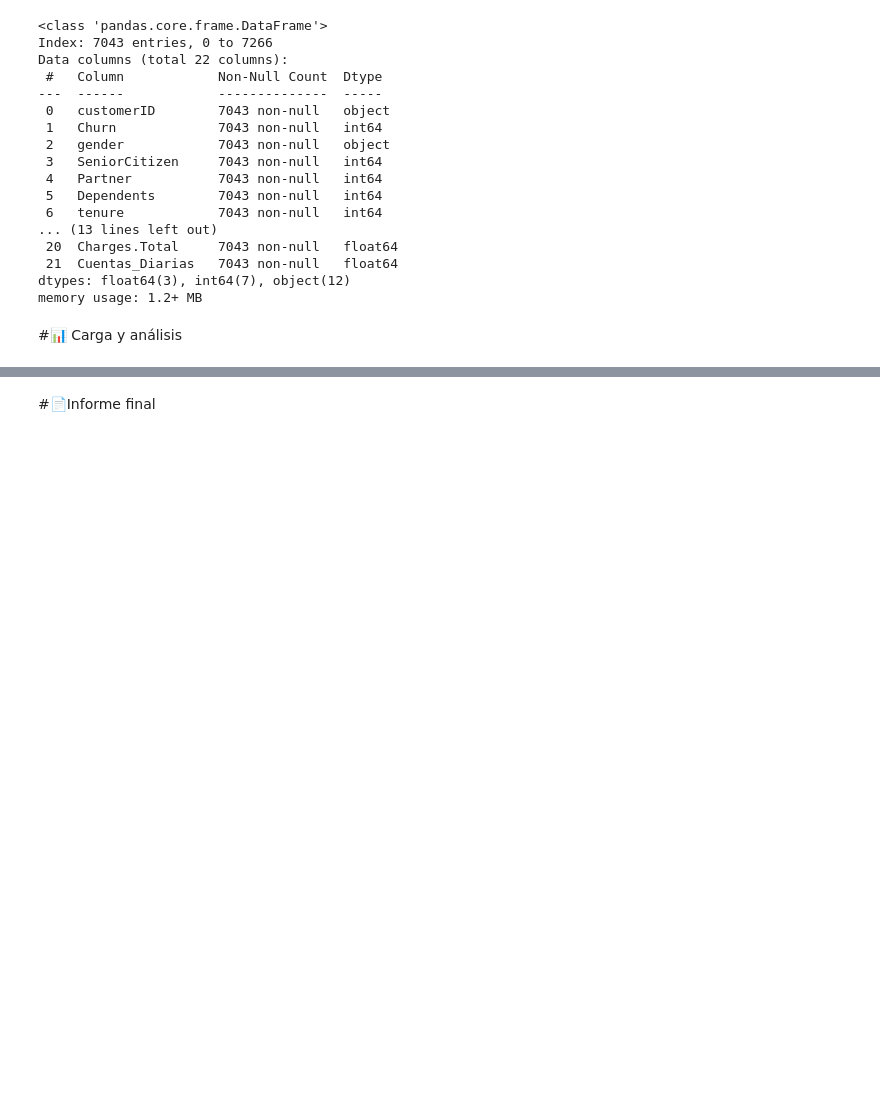
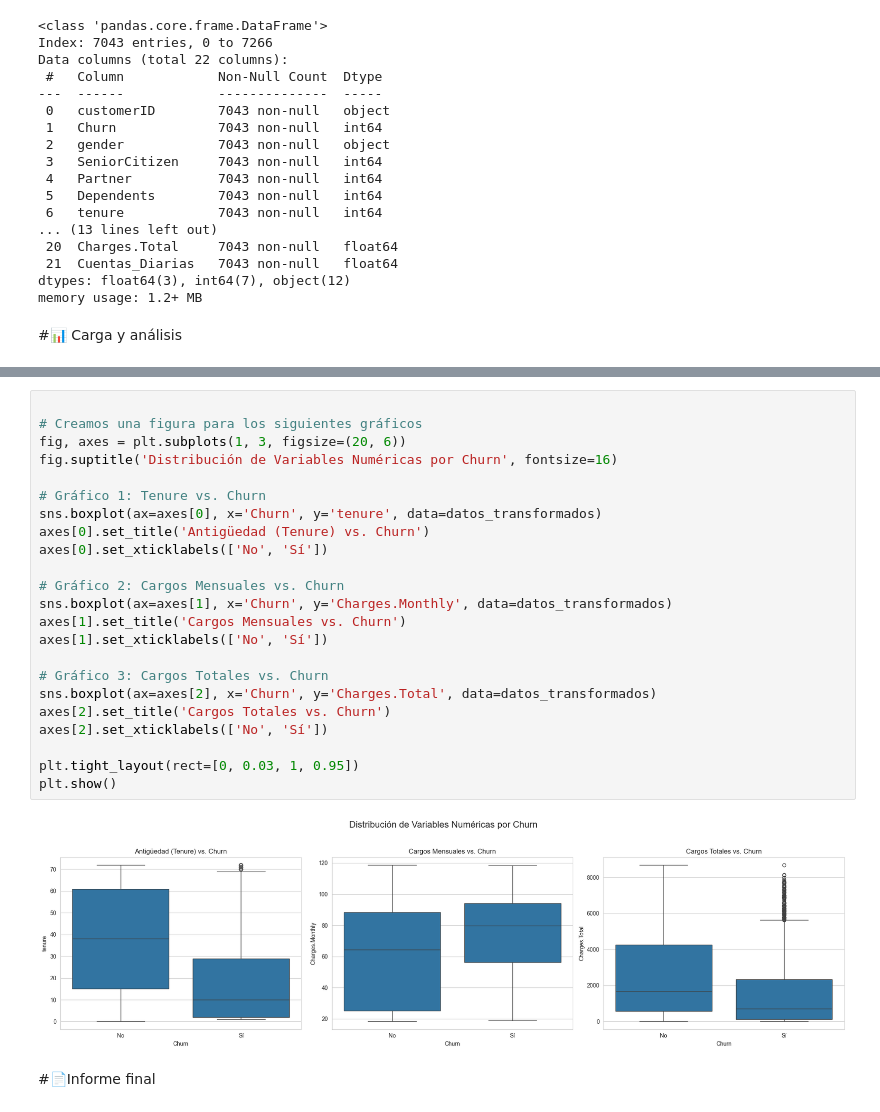
Before and after one commit to AxelFPAceves/CHALLENGE-TELECOM-X-1RA-PARTE, a Jupyter notebook: challenge2-data-science-LATAM-main/TelecomX_LATAM.ipynb, the cells around one changed output, grey strips where cells are left out. Drawn from its saved outputs; the diff is of its cells as text; blank space fills up the shorter version.

```diff
--- a/challenge2-data-science-LATAM-main/TelecomX_LATAM.ipynb
+++ b/challenge2-data-science-LATAM-main/TelecomX_LATAM.ipynb
@@ -360,2 +439,27 @@ memory usage: 1.2+ MB
+# %%
+
+# Creamos una figura para los siguientes gráficos
+fig, axes = plt.subplots(1, 3, figsize=(20, 6))
+fig.suptitle('Distribución de Variables Numéricas por Churn', fontsize=16)
+
+# Gráfico 1: Tenure vs. Churn
+sns.boxplot(ax=axes[0], x='Churn', y='tenure', data=datos_transformados)
+axes[0].set_title('Antigüedad (Tenure) vs. Churn')
+axes[0].set_xticklabels(['No', 'Sí'])
+
+# Gráfico 2: Cargos Mensuales vs. Churn
+sns.boxplot(ax=axes[1], x='Churn', y='Charges.Monthly', data=datos_transformados)
+axes[1].set_title('Cargos Mensuales vs. Churn')
+axes[1].set_xticklabels(['No', 'Sí'])
+
+# Gráfico 3: Cargos Totales vs. Churn
+sns.boxplot(ax=axes[2], x='Churn', y='Charges.Total', data=datos_transformados)
+axes[2].set_title('Cargos Totales vs. Churn')
+axes[2].set_xticklabels(['No', 'Sí'])
+
+plt.tight_layout(rect=[0, 0.03, 1, 0.95])
+plt.show()
+# %% [output]
+[figure, added]
 # %% [markdown]
 #📄Informe final
```
Also changed, not shown: parts of 7 cells of this notebook, 1 other file.
